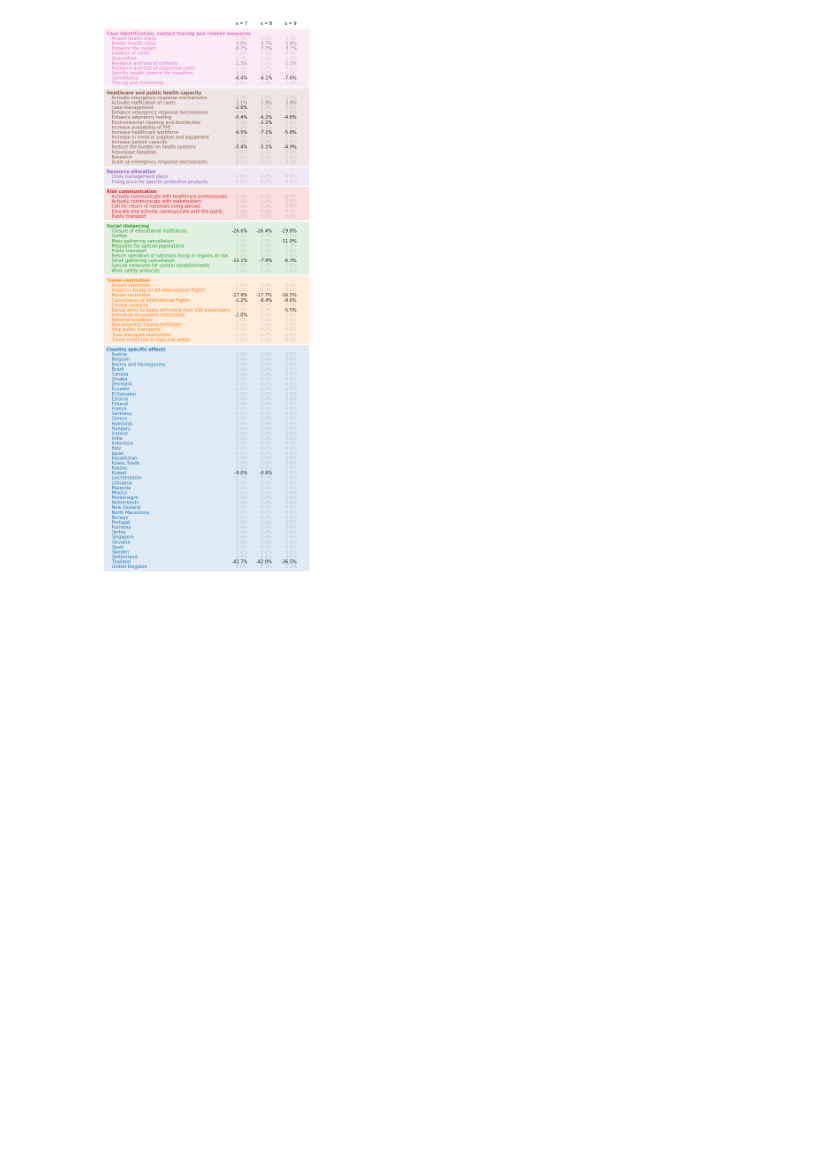
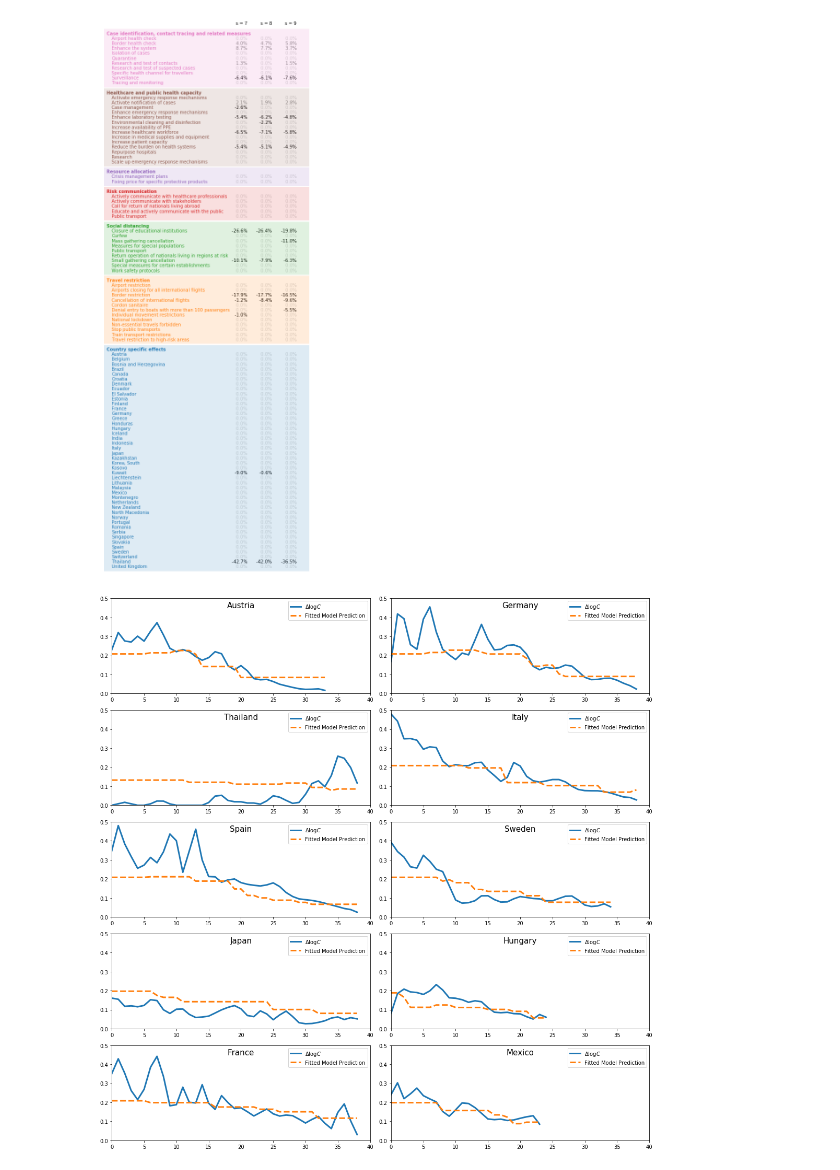
Before and after one commit to lukasgeyrhofer/corona, a Jupyter notebook: regression measures.ipynb, the cells around one changed output. Drawn from its saved outputs; the diff is of its cells as text; code cells hidden in the pictures; blank space fills up the shorter version.

```diff
--- a/regression measures.ipynb
+++ b/regression measures.ipynb
@@ -518,3 +628,27 @@ ax.axis('off')
 plt.savefig('effects_measures.pdf')
 # %% [output]
 [figure]
+# %%
+specialcountries = ['Austria','Germany','Thailand', 'Italy', 'Spain', 'Sweden',
+                    'Japan', 'Hungary', 'France','Mexico']
+
+cm = GetCountryMasks(regrDF[9])
+
+plotxcount = int(len(specialcountries)/2) + len(specialcountries)%2
+
+fig,ax = plt.subplots(plotxcount,2,figsize = (15,3*plotxcount))
+ax = ax.flatten()
+
+for i,country in enumerate(specialcountries):
+    dlc = np.array(regrDF[9][cm[country]]['Observable'])
+    pred = results_final9.predict()[cm[country]]
+    ax[i].plot(dlc, lw = 3, c = 'TAB:BLUE', label = r'$\Delta \log C$')
+    ax[i].plot(pred, lw = 3, c = 'TAB:ORANGE', linestyle = '--', label = 'Fitted Model Prediction')
+    ax[i].set_ylim([0,.5])
+    ax[i].set_xlim([0,40])
+    ax[i].annotate(country, [20,.45],ha = 'center',fontsize = 15)
+    ax[i].legend()
+fig.tight_layout()
+plt.savefig('regression_trajectories.pdf')
+# %% [output]
+[figure, added]
```
Also changed, not shown: parts of 4 cells of this notebook, 2 other files.
